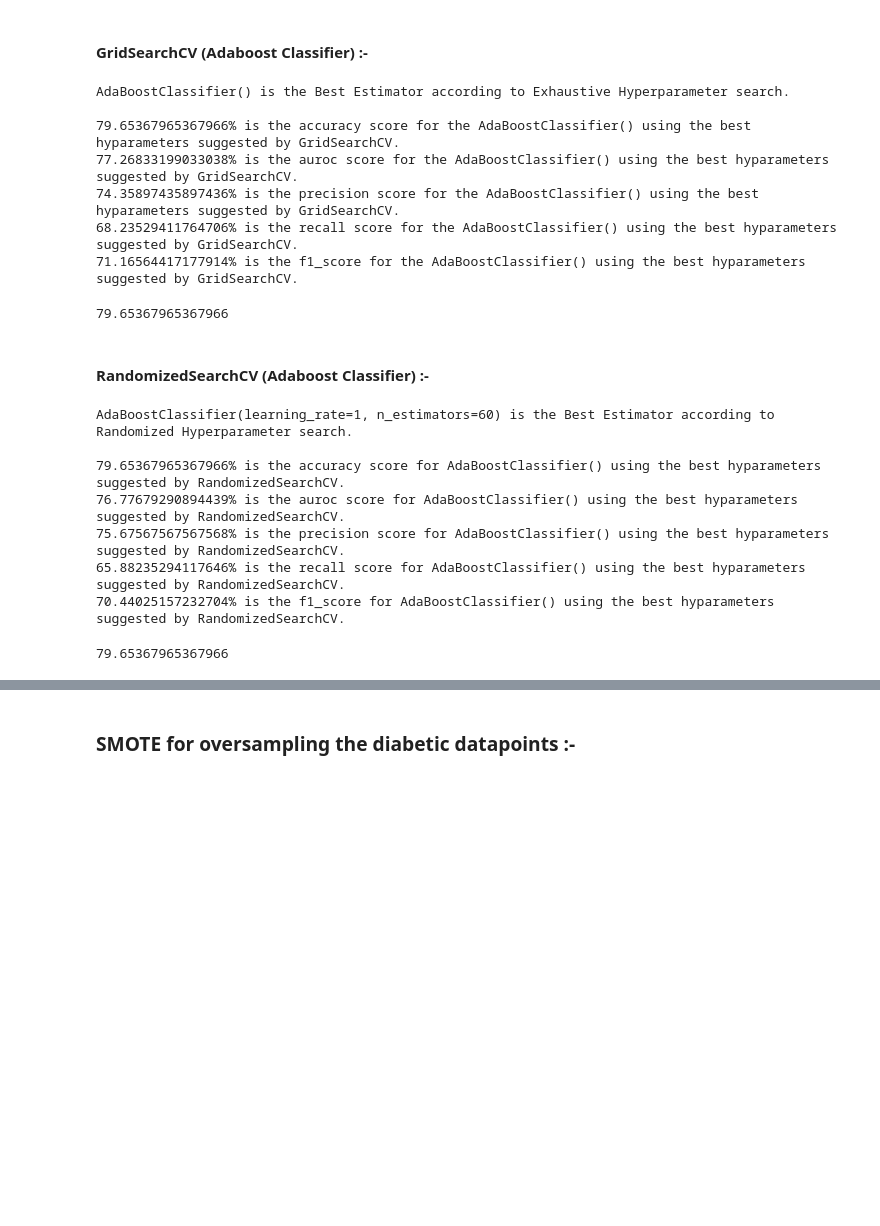
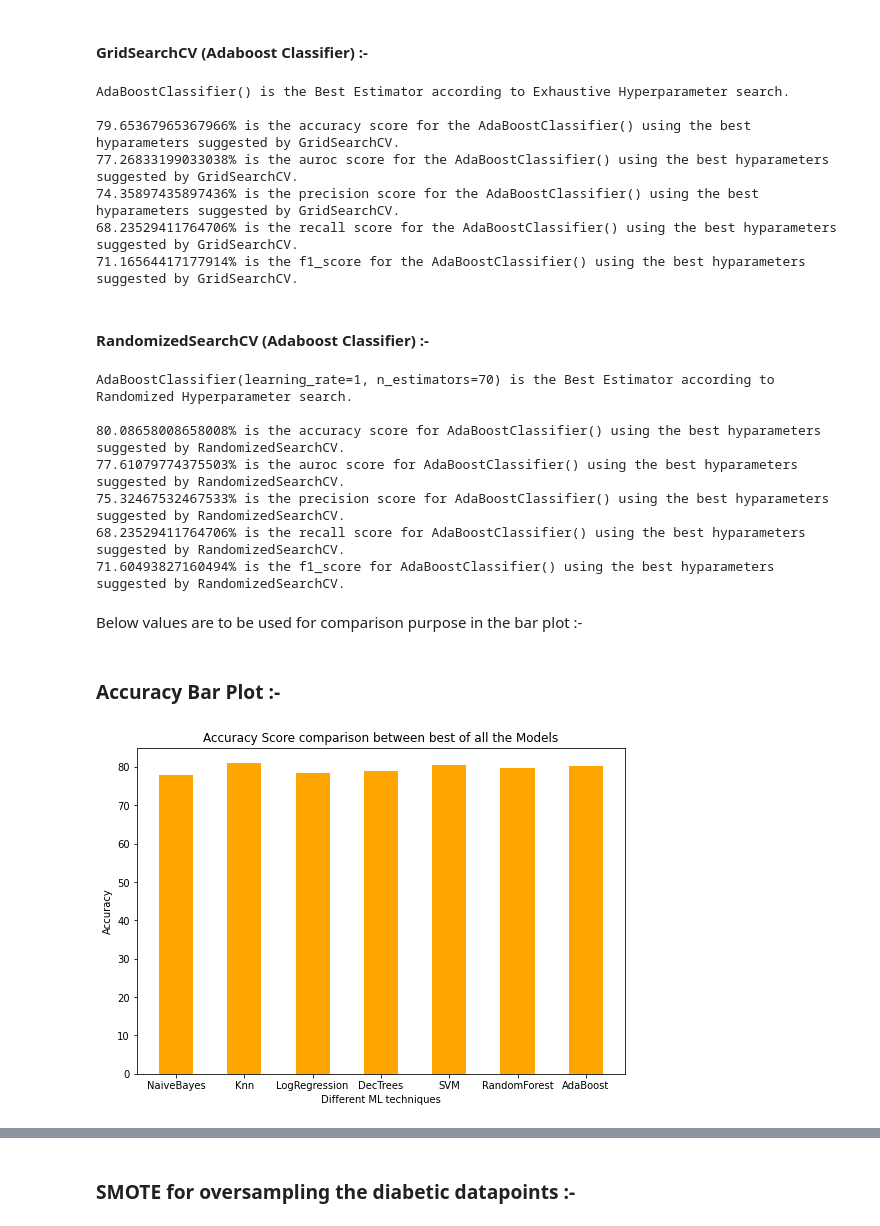
Before and after one commit to Patel27-S/Diabetes-Prediction---Data-Mining, a Jupyter notebook: DiabetesPrediction.ipynb, the cells around one changed output, grey strips where cells are left out. Drawn from its saved outputs; the diff is of its cells as text; code cells hidden in the pictures; blank space fills up the shorter version.

Commit message:
All the plots done. Just some touch-ups left.

```diff
--- a/DiabetesPrediction.ipynb
+++ b/DiabetesPrediction.ipynb
@@ -2247,7 +2285,7 @@ param_grid_dict = {
     'learning_rate':np.arange(1.0,10.0,1.0)
 }
 
-grid_search_cv(adaboost_classifier, param_grid_dict,
+accuracy_ab_grid_3, auroc_ab_grid_3 = grid_search_cv(adaboost_classifier, param_grid_dict,
                X_train=X_train_knnimp,
                y_train = y_train,
                X_test = X_test_knnimp,
@@ -2260,7 +2298,6 @@ AdaBoostClassifier() is the Best Estimator according to Exhaustive Hyperparamete
 74.35897435897436% is the precision score for the AdaBoostClassifier() using the best hyparameters suggested by GridSearchCV.
 68.23529411764706% is the recall score for the AdaBoostClassifier() using the best hyparameters suggested by GridSearchCV.
 71.16564417177914% is the f1_score for the AdaBoostClassifier() using the best hyparameters suggested by GridSearchCV.
-79.65367965367966
 # %% [markdown]
 #### RandomizedSearchCV (Adaboost Classifier) :-
 # %%
@@ -2271,14 +2308,29 @@ param_grid_dict = {
     'learning_rate':np.arange(1,20,1)
 }
 
-randomized_search_cv(adaboost_classifier, param_grid_dict, X_train_knnimp,
+accuracy_ab_random_3, auroc_ab_random_3 = randomized_search_cv(adaboost_classifier, param_grid_dict, X_train_knnimp,
                     y_train=y_train, X_test=X_test_knnimp, y_test=y_test)
 # %% [output]
-AdaBoostClassifier(learning_rate=1, n_estimators=60) is the Best Estimator according to Randomized Hyperparameter search.
+AdaBoostClassifier(learning_rate=1, n_estimators=70) is the Best Estimator according to Randomized Hyperparameter search.
 
-79.65367965367966% is the accuracy score for AdaBoostClassifier() using the best hyparameters suggested by RandomizedSearchCV.
-76.77679290894439% is the auroc score for AdaBoostClassifier() using the best hyparameters suggested by RandomizedSearchCV.
-75.67567567567568% is the precision score for AdaBoostClassifier() using the best hyparameters suggested by RandomizedSearchCV.
-65.88235294117646% is the recall score for AdaBoostClassifier() using the best hyparameters suggested by RandomizedSearchCV.
-70.44025157232704% is the f1_score for AdaBoostClassifier() using the best hyparameters suggested by RandomizedSearchCV.
+80.08658008658008% is the accuracy score for AdaBoostClassifier() using the best hyparameters suggested by RandomizedSearchCV.
+77.61079774375503% is the auroc score for AdaBoostClassifier() using the best hyparameters suggested by RandomizedSearchCV.
+75.32467532467533% is the precision score for AdaBoostClassifier() using the best hyparameters suggested by RandomizedSearchCV.
+68.23529411764706% is the recall score for AdaBoostClassifier() using the best hyparameters suggested by RandomizedSearchCV.
+71.60493827160494% is the f1_score for AdaBoostClassifier() using the best hyparameters suggested by RandomizedSearchCV.
-79.65367965367966
+# %% [markdown]
+Below values are to be used for comparison purpose in the bar plot :-
+# %%
+AdaBoostAcc3 = max(accuracy_ab_normal_3, accuracy_ab_grid_3, accuracy_ab_random_3)
+
+AdaBoostAuroc3 = max(auroc_ab_normal_3, auroc_ab_grid_3, auroc_ab_random_3)
+# %% [markdown]
+### Accuracy Bar Plot :-
+# %%
+accuracies3 = naiveBayesAcc3, knnAccuracy3, logisticRegressionAcc3, DecisionTreeAcc3, SvmAcc3, RandomForestAcc3, AdaBoostAcc3
+# %%
+bar_plot_for_comaparison(y_label='Accuracy', performance_metric = accuracies3, x_label="Different ML techniques",  bar_width=0.5, \
+                             figsize=(8.75,6), color='orange', title = "Accuracy Score comparison between best of all the Models",\
+                     models = ['NaiveBayes', 'Knn', 'LogRegression', 'DecTrees', 'SVM', 'RandomForest', 'AdaBoost'])
+# %% [output]
+[figure, added]
```
Also changed, not shown: parts of 74 cells of this notebook.
